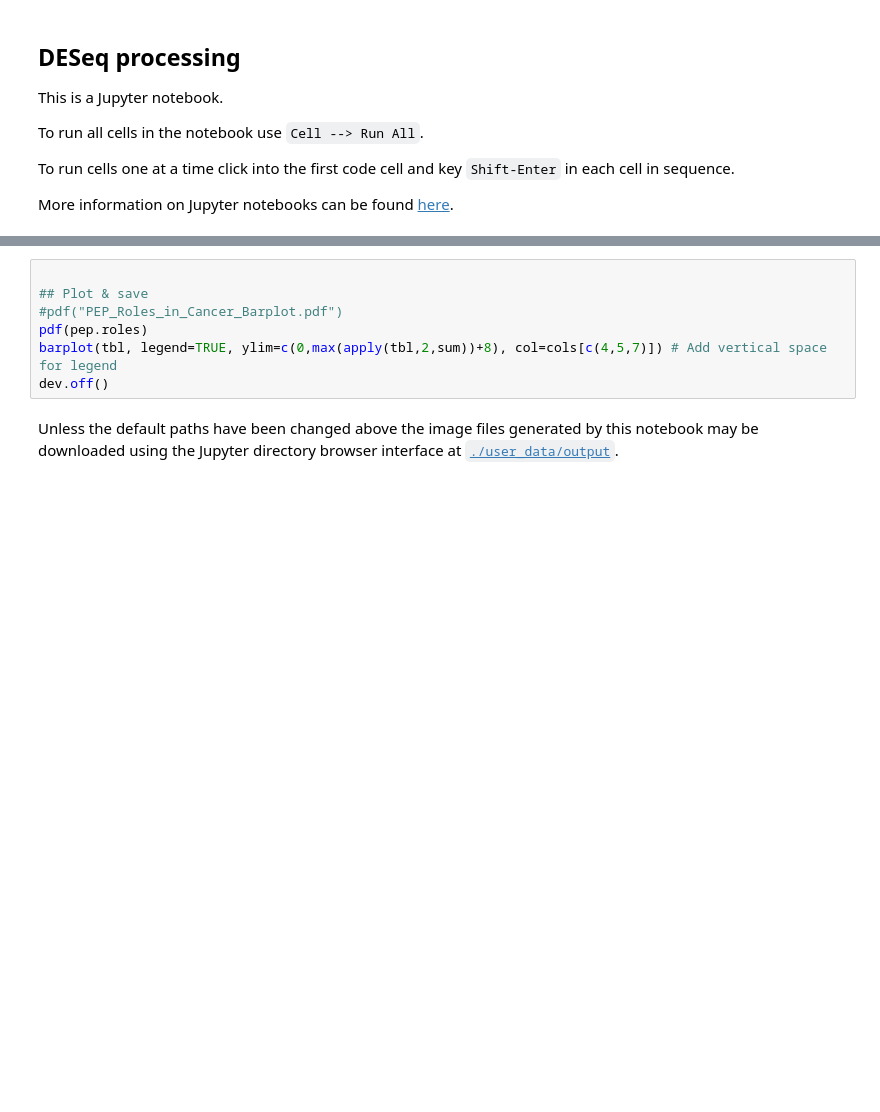
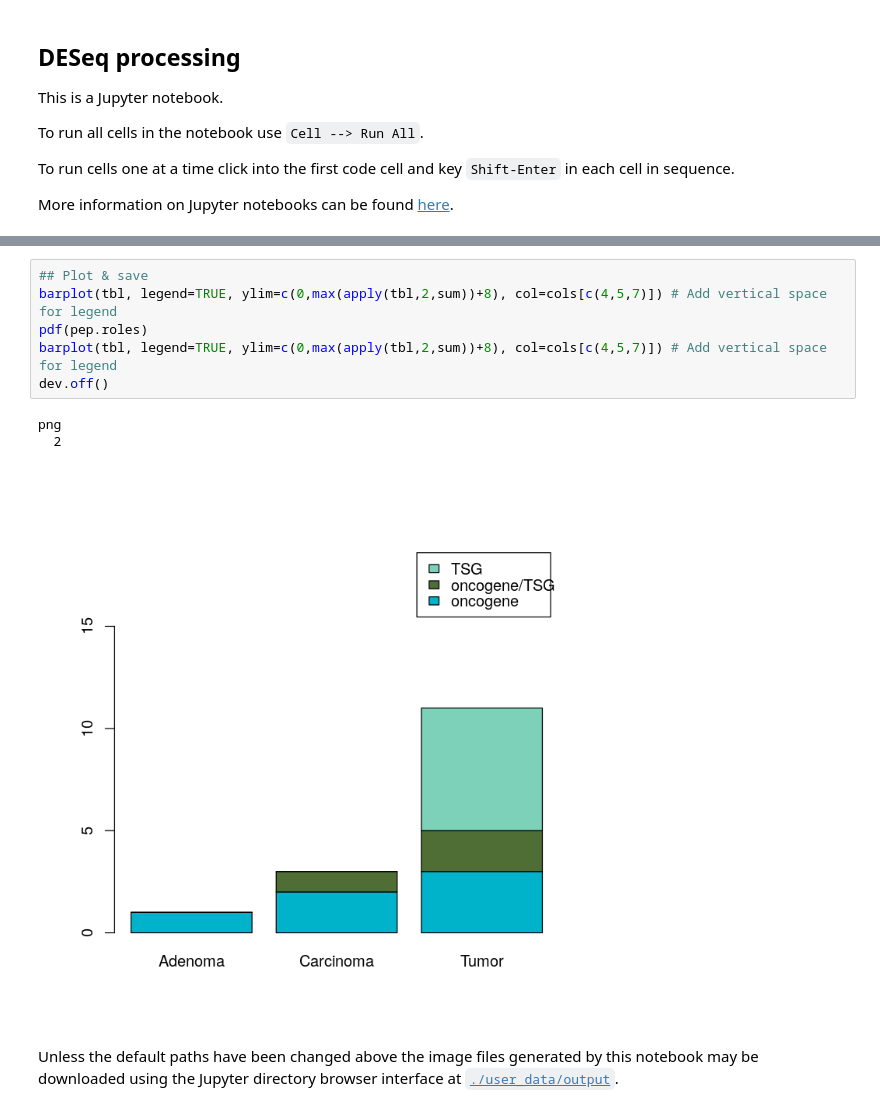
Before and after one commit to flatironinstitute/FREYA, a Jupyter notebook: DataAnalysis/DESeq notebook.ipynb, the cells around one changed output, grey strips where cells are left out. Cells and saved outputs as stored; diff of their text form; blank space fills up the shorter version.

Commit message:
Fixing Jupyter notebook plot sizing issue. Minor comment updates.

```diff
--- a/DataAnalysis/DESeq notebook.ipynb
+++ b/DataAnalysis/DESeq notebook.ipynb
@@ -168,10 +224,13 @@ write.table(diff.eq[diff.eq$PEP!='nonPEP',], file=pep.roles.csv, col.names=TRUE,
 # %%
-
 ## Plot & save
-#pdf("PEP_Roles_in_Cancer_Barplot.pdf")
+barplot(tbl, legend=TRUE, ylim=c(0,max(apply(tbl,2,sum))+8), col=cols[c(4,5,7)]) # Add vertical space for legend
 pdf(pep.roles)
 barplot(tbl, legend=TRUE, ylim=c(0,max(apply(tbl,2,sum))+8), col=cols[c(4,5,7)]) # Add vertical space for legend
 dev.off()
+# %% [output]
+png
+  2
+[figure, added]
 # %% [markdown]
 Unless the default paths have been changed above the
 image files generated by this notebook may be downloaded using the
```
Also changed, not shown: parts of 22 cells of this notebook.
